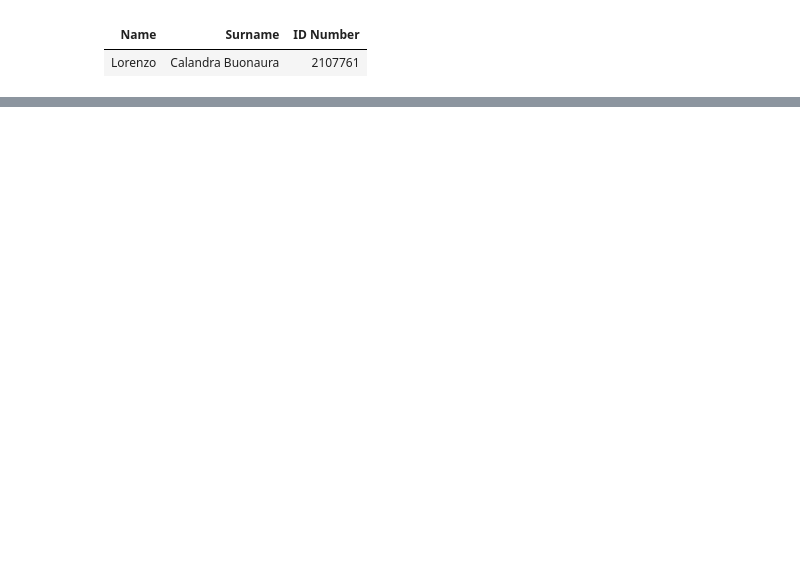
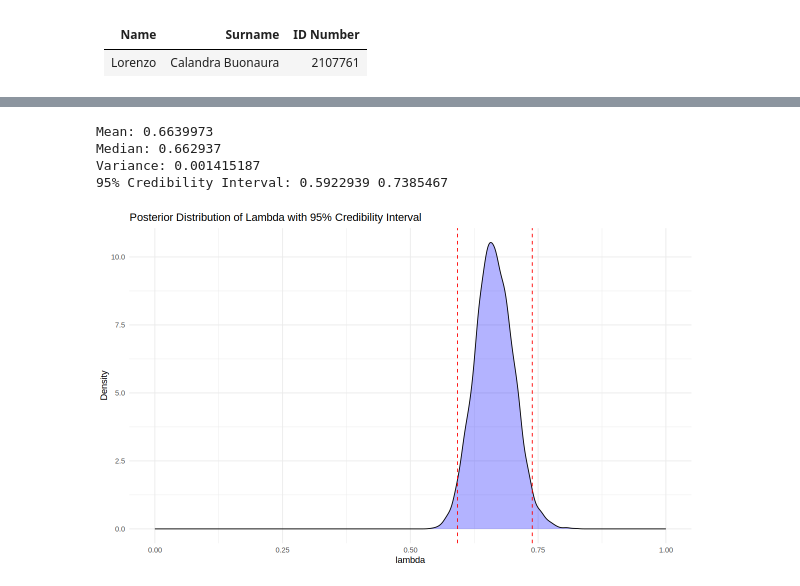
Before and after one commit to Kallo27/Advanced_statistics, a Jupyter notebook: Lab06/CalandraBuonaura_LorenzoRlab06.ipynb, the cells around one changed output, grey strips where cells are left out. Drawn from its saved outputs; the diff is of its cells as text; code cells hidden in the pictures; blank space fills up the shorter version.

```diff
--- a/Lab06/CalandraBuonaura_LorenzoRlab06.ipynb
+++ b/Lab06/CalandraBuonaura_LorenzoRlab06.ipynb
@@ -528,0 +158,17 @@ c 1.814842e-06 6.266965e-06
+# %%
+mod <- cmdstan_model("model_string_uniform.stan")
+# %%
+occurrencies <- rep(0:5, combined_obs)
+data_list <- list(y = occurrencies, N = length(occurrencies))
+# %%
+fit <- mod$sample(
+  data = data_list,
+  seed = 123,
+  chains = 4,
+  parallel_chains = 4,
+  refresh = 500,
+  iter_warmup = 1000,
+  iter_sampling = 1000
+)
+
+fit$summary()
@@ -528,0 +198,35 @@ c 1.814842e-06 6.266965e-06
+# %%
+posterior_samples <- fit$draws(variables = "lambda")
+
+lambda_mean <- mean(posterior_samples)
+lambda_median <- median(posterior_samples)
+lambda_variance <- var(posterior_samples)
+cred_interval <- quantile(posterior_samples, probs = c(0.025, 0.975))
+
+cat("Mean:", lambda_mean, "\n")
+cat("Median:", lambda_median, "\n")
+cat("Variance:", lambda_variance, "\n")
+cat("95% Credibility Interval:", cred_interval, "\n")
+# %% [output]
+Mean: 0.6639973
+Median: 0.662937
+Variance: 0.001415187
+95% Credibility Interval: 0.5922939 0.7385467
+# %%
+lambda_samples <- as.vector(as.matrix(posterior_samples))
+
+options(repr.plot.width = 10, repr.plot.height = 6)
+
+ggplot(data = data.frame(lambda = lambda_samples), aes(x = lambda)) +
+  geom_density(fill = "blue", alpha = 0.3) +
+  geom_vline(xintercept = cred_interval[1],
+             linetype = "dashed", color = "red") +
+  geom_vline(xintercept = cred_interval[2],
+             linetype = "dashed", color = "red") +
+  labs(title = "Posterior Distribution of Lambda with 95% Credibility Interval",
+       x = "lambda",
+       y = "Density") +
+  xlim(0, 1) +
+  theme_minimal()
+# %% [output]
+[figure, added]
```
Also changed, not shown: parts of 45 cells of this notebook, 2 other files.
